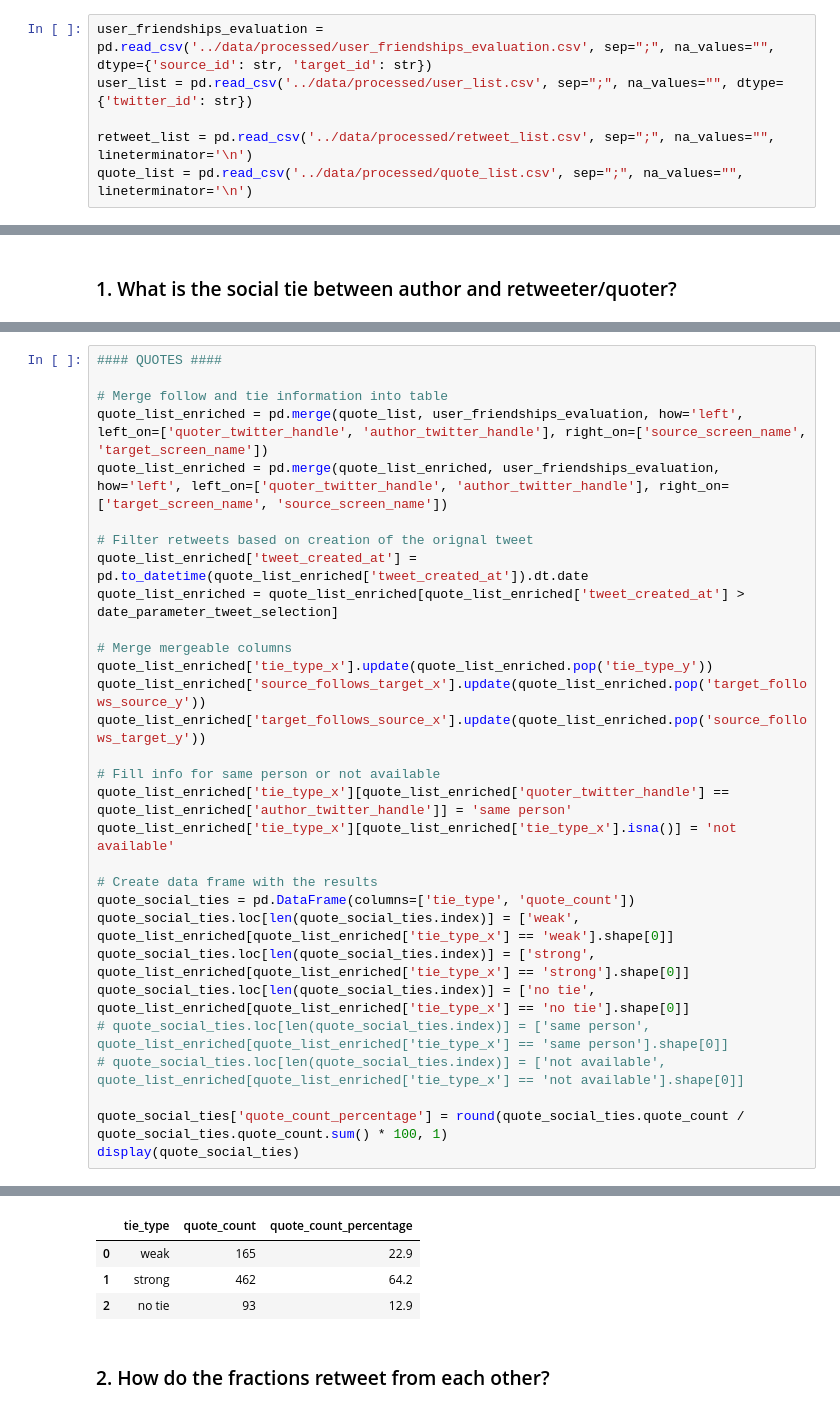
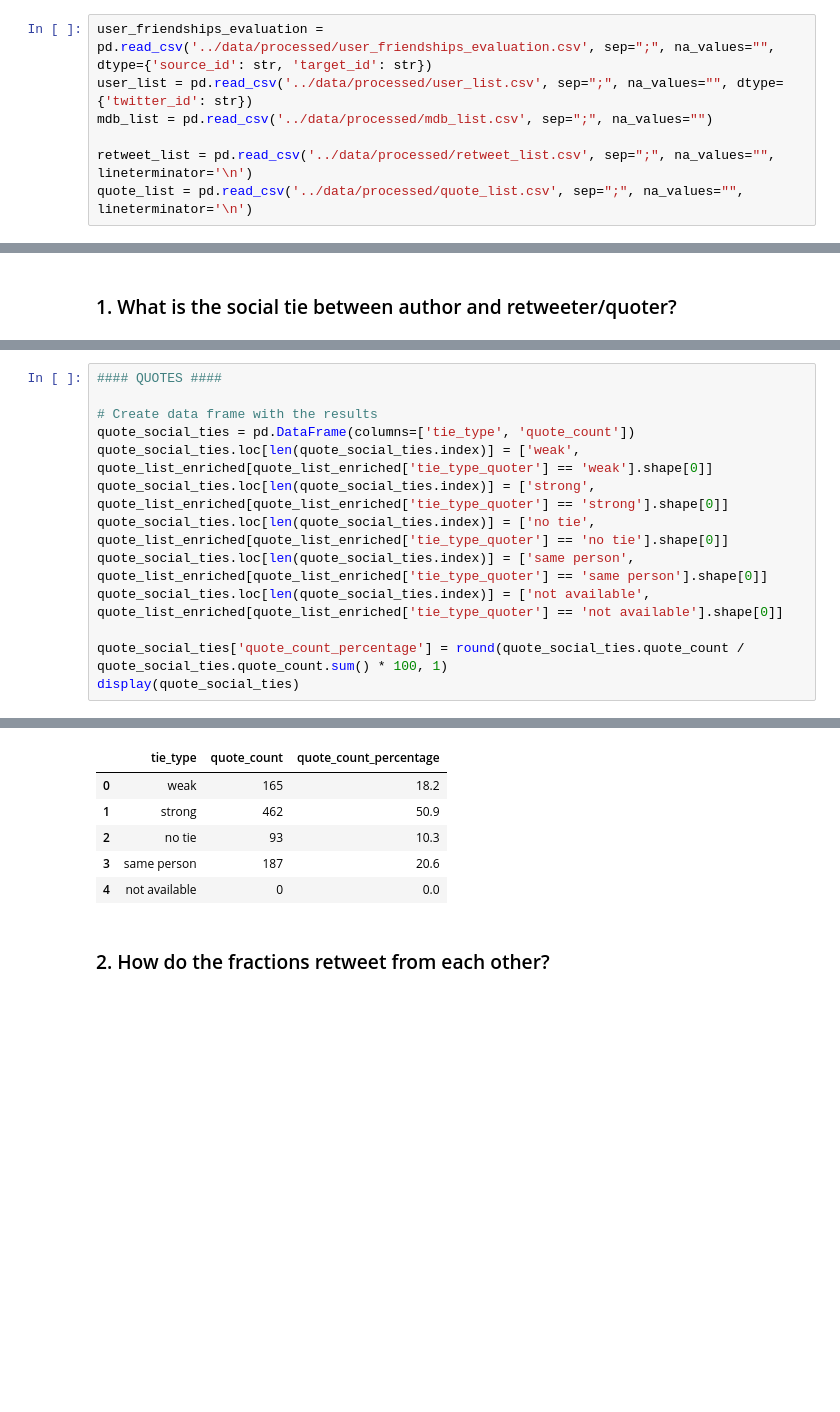
Before and after one commit to lucashoeft/Content-Sharing, a Jupyter notebook: data-analysis/retweet_quote_analysis.ipynb, the cells around one changed output, grey strips where cells are left out. Saved outputs shown, nothing was run; the diff lists cells and outputs as text; blank space fills up the shorter version.

```diff
--- a/data-analysis/retweet_quote_analysis.ipynb
+++ b/data-analysis/retweet_quote_analysis.ipynb
@@ -11,6 +14,7 @@ date_parameter_tweet_selection = pd.to_datetime('2021-08-30') # Voting: '2021-09
 # %%
 user_friendships_evaluation = pd.read_csv('../data/processed/user_friendships_evaluation.csv', sep=";", na_values="", dtype={'source_id': str, 'target_id': str})
 user_list = pd.read_csv('../data/processed/user_list.csv', sep=";", na_values="", dtype={'twitter_id': str})
+mdb_list = pd.read_csv('../data/processed/mdb_list.csv', sep=";", na_values="")
 
 retweet_list = pd.read_csv('../data/processed/retweet_list.csv', sep=";", na_values="", lineterminator='\n')
 quote_list = pd.read_csv('../data/processed/quote_list.csv', sep=";", na_values="", lineterminator='\n')
@@ -66,30 +144,13 @@ See the caveats in the documentation: https://pandas.pydata.org/pandas-docs/stab
 # %%
 #### QUOTES ####
 
-# Merge follow and tie information into table
-quote_list_enriched = pd.merge(quote_list, user_friendships_evaluation, how='left', left_on=['quoter_twitter_handle', 'author_twitter_handle'], right_on=['source_screen_name', 'target_screen_name'])
-quote_list_enriched = pd.merge(quote_list_enriched, user_friendships_evaluation, how='left', left_on=['quoter_twitter_handle', 'author_twitter_handle'], right_on=['target_screen_name', 'source_screen_name'])
-
-# Filter retweets based on creation of the orignal tweet
-quote_list_enriched['tweet_created_at'] = pd.to_datetime(quote_list_enriched['tweet_created_at']).dt.date
-quote_list_enriched = quote_list_enriched[quote_list_enriched['tweet_created_at'] > date_parameter_tweet_selection]
-
-# Merge mergeable columns
-quote_list_enriched['tie_type_x'].update(quote_list_enriched.pop('tie_type_y'))
-quote_list_enriched['source_follows_target_x'].update(quote_list_enriched.pop('target_follows_source_y'))
-quote_list_enriched['target_follows_source_x'].update(quote_list_enriched.pop('source_follows_target_y'))
-
-# Fill info for same person or not available
-quote_list_enriched['tie_type_x'][quote_list_enriched['quoter_twitter_handle'] == quote_list_enriched['author_twitter_handle']] = 'same person'
-quote_list_enriched['tie_type_x'][quote_list_enriched['tie_type_x'].isna()] = 'not available'
-
 # Create data frame with the results
 quote_social_ties = pd.DataFrame(columns=['tie_type', 'quote_count'])
-quote_social_ties.loc[len(quote_social_ties.index)] = ['weak', quote_list_enriched[quote_list_enriched['tie_type_x'] == 'weak'].shape[0]]
-quote_social_ties.loc[len(quote_social_ties.index)] = ['strong', quote_list_enriched[quote_list_enriched['tie_type_x'] == 'strong'].shape[0]]
-quote_social_ties.loc[len(quote_social_ties.index)] = ['no tie', quote_list_enriched[quote_list_enriched['tie_type_x'] == 'no tie'].shape[0]]
-# quote_social_ties.loc[len(quote_social_ties.index)] = ['same person', quote_list_enriched[quote_list_enriched['tie_type_x'] == 'same person'].shape[0]]
-# quote_social_ties.loc[len(quote_social_ties.index)] = ['not available', quote_list_enriched[quote_list_enriched['tie_type_x'] == 'not available'].shape[0]]
+quote_social_ties.loc[len(quote_social_ties.index)] = ['weak', quote_list_enriched[quote_list_enriched['tie_type_quoter'] == 'weak'].shape[0]]
+quote_social_ties.loc[len(quote_social_ties.index)] = ['strong', quote_list_enriched[quote_list_enriched['tie_type_quoter'] == 'strong'].shape[0]]
+quote_social_ties.loc[len(quote_social_ties.index)] = ['no tie', quote_list_enriched[quote_list_enriched['tie_type_quoter'] == 'no tie'].shape[0]]
+quote_social_ties.loc[len(quote_social_ties.index)] = ['same person', quote_list_enriched[quote_list_enriched['tie_type_quoter'] == 'same person'].shape[0]]
+quote_social_ties.loc[len(quote_social_ties.index)] = ['not available', quote_list_enriched[quote_list_enriched['tie_type_quoter'] == 'not available'].shape[0]]
 
 quote_social_ties['quote_count_percentage'] = round(quote_social_ties.quote_count / quote_social_ties.quote_count.sum() * 100, 1)
 display(quote_social_ties)
@@ -105,6 +158,8 @@ See the caveats in the documentation: https://pandas.pydata.org/pandas-docs/stab
 |  | tie_type | quote_count | quote_count_percentage |
-| 0 | weak | 165 | 22.9 |
-| 1 | strong | 462 | 64.2 |
-| 2 | no tie | 93 | 12.9 |
+| 0 | weak | 165 | 18.2 |
+| 1 | strong | 462 | 50.9 |
+| 2 | no tie | 93 | 10.3 |
+| 3 | same person | 187 | 20.6 |
+| 4 | not available | 0 | 0.0 |
 # %% [markdown]
 ### 2. How do the fractions retweet from each other?
```
Also changed, not shown: parts of 14 cells of this notebook, 5 other files.
